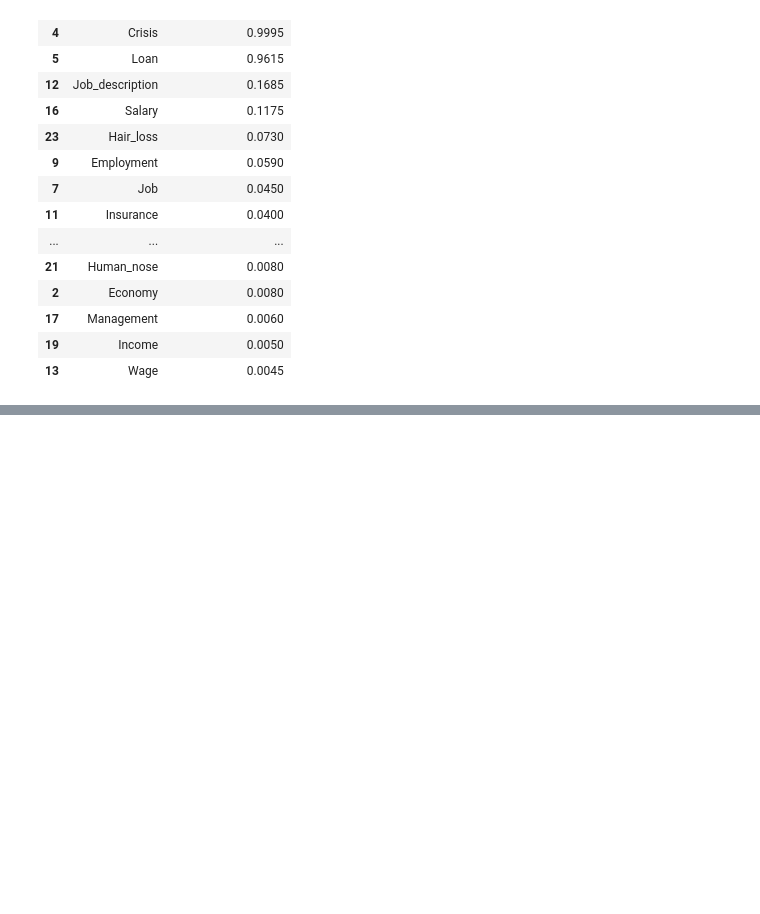
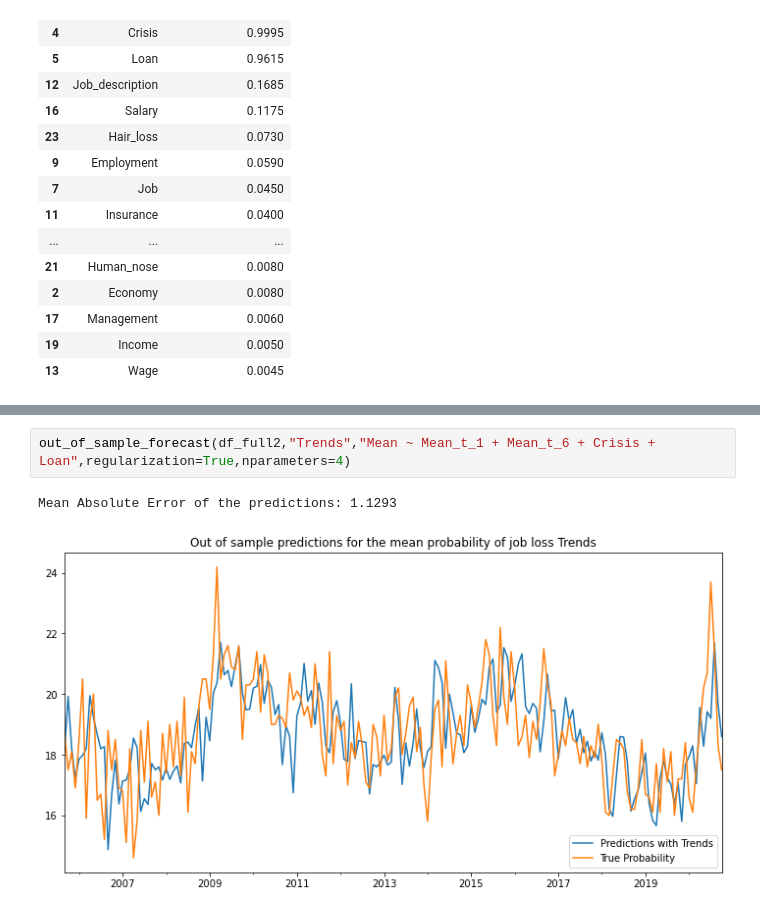
Before and after one commit to epfl-ada/ada-2020-project-milestone-p3-p3_datanalyzers, a Jupyter notebook: creative_extension.ipynb, the cells around one changed output, grey strips where cells are left out. Cells and saved outputs as stored; diff of their text form; blank space fills up the shorter version.

```diff
--- a/creative_extension.ipynb
+++ b/creative_extension.ipynb
@@ -469,0 +494,5 @@ Mean Absolute Error of the predictions: 1.1049
+# %%
+out_of_sample_forecast(df_full2,"Trends","Mean ~ Mean_t_1 + Mean_t_6 + Crisis + Loan",regularization=True,nparameters=4)
+# %% [output]
+Mean Absolute Error of the predictions: 1.1293
+[figure, added]
```
Also changed, not shown: parts of 40 cells of this notebook.
